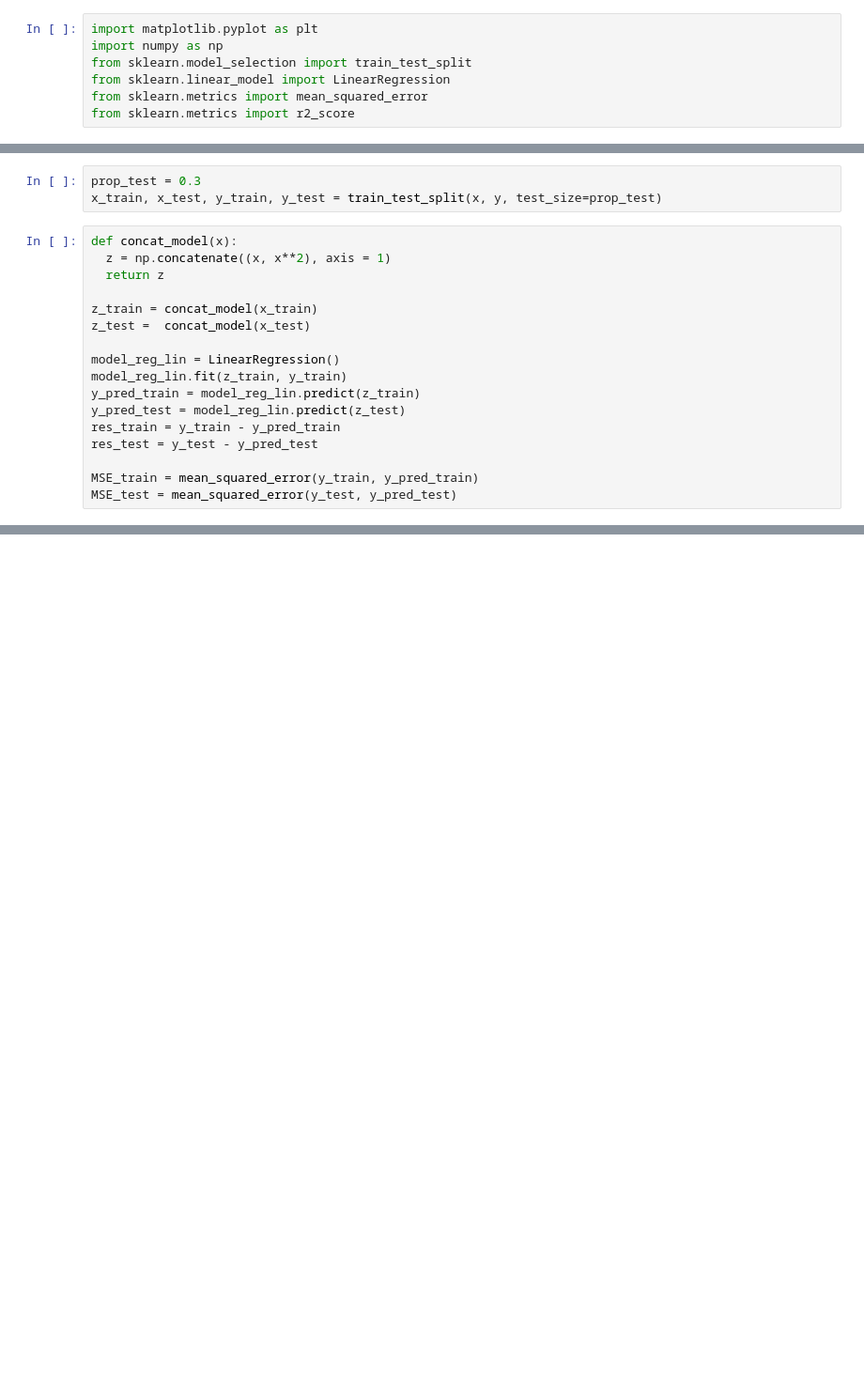
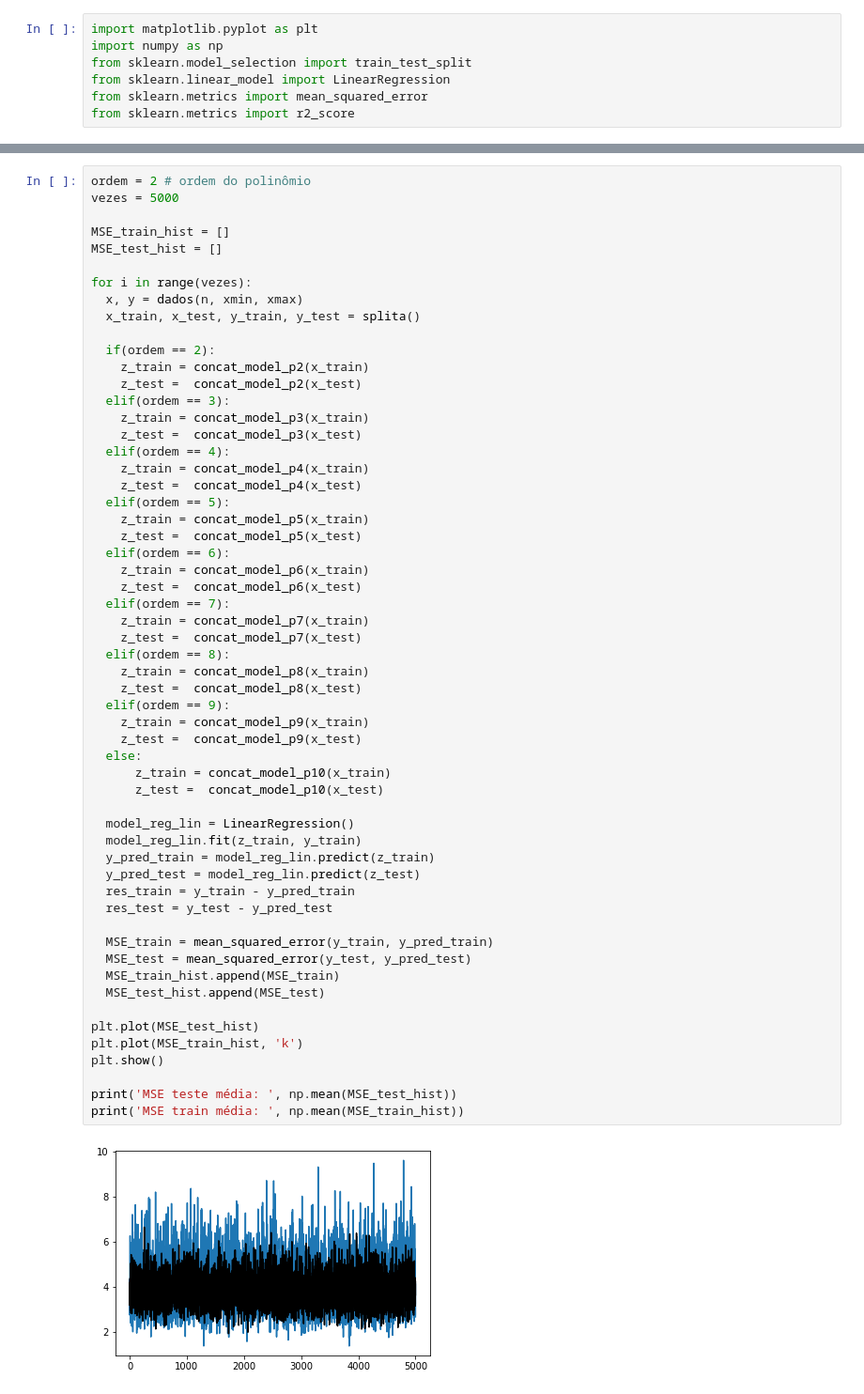
Before and after one commit to julianovale/PO450, a Jupyter notebook: Semana04_PO450_Atividade.ipynb, the cells around one changed output, grey strips where cells are left out. Shown at 94% size. Drawn from its saved outputs; the diff is of its cells as text; blank space fills up the shorter version.

```diff
--- a/Semana04_PO450_Atividade.ipynb
+++ b/Semana04_PO450_Atividade.ipynb
@@ -26,20 +13,0 @@ y = model_f(x)+2*noise
-# %%
-prop_test = 0.3
-x_train, x_test, y_train, y_test = train_test_split(x, y, test_size=prop_test)
-# %%
-def concat_model(x):
-  z = np.concatenate((x, x**2), axis = 1)
-  return z
-
-z_train = concat_model(x_train)
-z_test =  concat_model(x_test)
-
-model_reg_lin = LinearRegression()
-model_reg_lin.fit(z_train, y_train)
-y_pred_train = model_reg_lin.predict(z_train)
-y_pred_test = model_reg_lin.predict(z_test)
-res_train = y_train - y_pred_train
-res_test = y_test - y_pred_test
-
-MSE_train = mean_squared_error(y_train, y_pred_train)
-MSE_test = mean_squared_error(y_test, y_pred_test)
@@ -69,0 +77,59 @@ plt.show()
+# %%
+ordem = 2 # ordem do polinômio
+vezes = 5000
+
+MSE_train_hist = []
+MSE_test_hist = []
+
+for i in range(vezes):
+  x, y = dados(n, xmin, xmax)
+  x_train, x_test, y_train, y_test = splita()
+
+  if(ordem == 2):
+    z_train = concat_model_p2(x_train)
+    z_test =  concat_model_p2(x_test)
+  elif(ordem == 3):
+    z_train = concat_model_p3(x_train)
+    z_test =  concat_model_p3(x_test)
+  elif(ordem == 4):
+    z_train = concat_model_p4(x_train)
+    z_test =  concat_model_p4(x_test)
+  elif(ordem == 5):
+    z_train = concat_model_p5(x_train)
+    z_test =  concat_model_p5(x_test)
+  elif(ordem == 6):
+    z_train = concat_model_p6(x_train)
+    z_test =  concat_model_p6(x_test)
+  elif(ordem == 7):
+    z_train = concat_model_p7(x_train)
+    z_test =  concat_model_p7(x_test)
+  elif(ordem == 8):
+    z_train = concat_model_p8(x_train)
+    z_test =  concat_model_p8(x_test)
+  elif(ordem == 9):
+    z_train = concat_model_p9(x_train)
+    z_test =  concat_model_p9(x_test)
+  else:
+      z_train = concat_model_p10(x_train)
+      z_test =  concat_model_p10(x_test)
+
+  model_reg_lin = LinearRegression()
+  model_reg_lin.fit(z_train, y_train)
+  y_pred_train = model_reg_lin.predict(z_train)
+  y_pred_test = model_reg_lin.predict(z_test)
+  res_train = y_train - y_pred_train
+  res_test = y_test - y_pred_test
+
+  MSE_train = mean_squared_error(y_train, y_pred_train)
+  MSE_test = mean_squared_error(y_test, y_pred_test)
+  MSE_train_hist.append(MSE_train)
+  MSE_test_hist.append(MSE_test)
+
+plt.plot(MSE_test_hist)
+plt.plot(MSE_train_hist, 'k')
+plt.show()
+
+print('MSE teste média: ', np.mean(MSE_test_hist))
+print('MSE train média: ', np.mean(MSE_train_hist))
+# %% [output]
+[figure, added]
```
Also changed, not shown: parts of 25 cells of this notebook.
